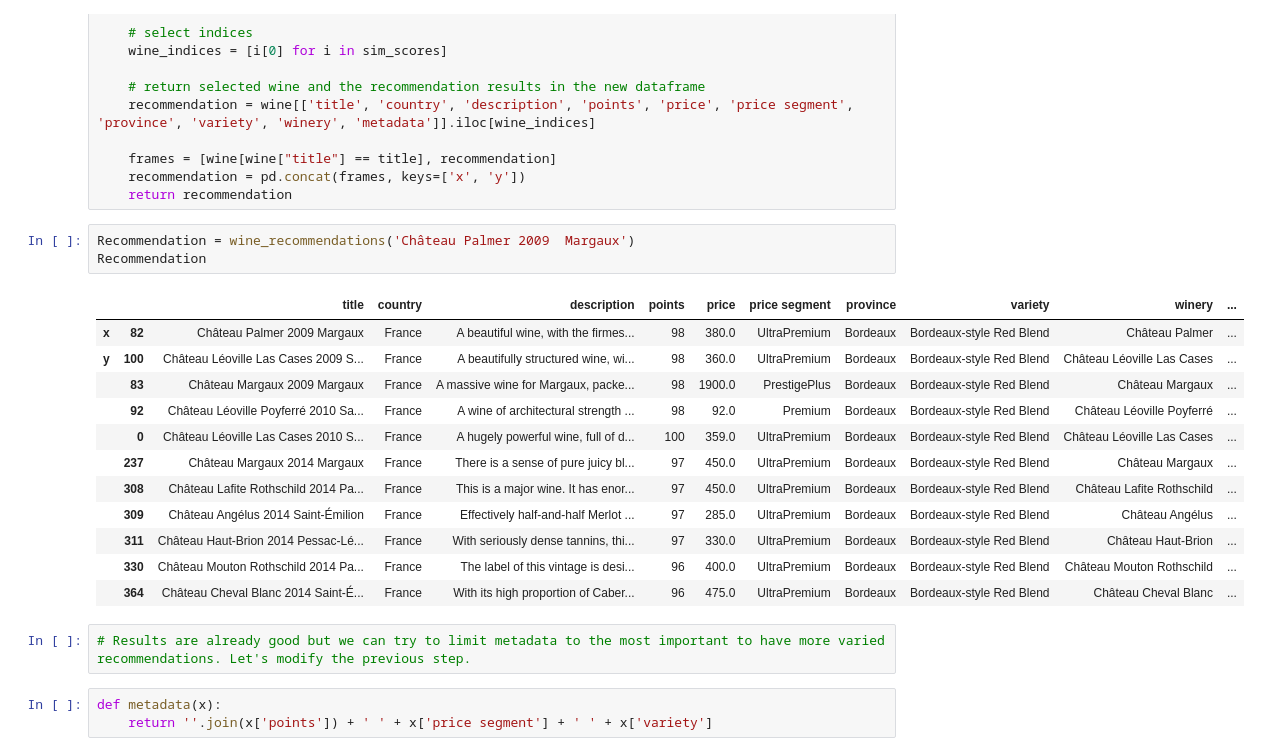
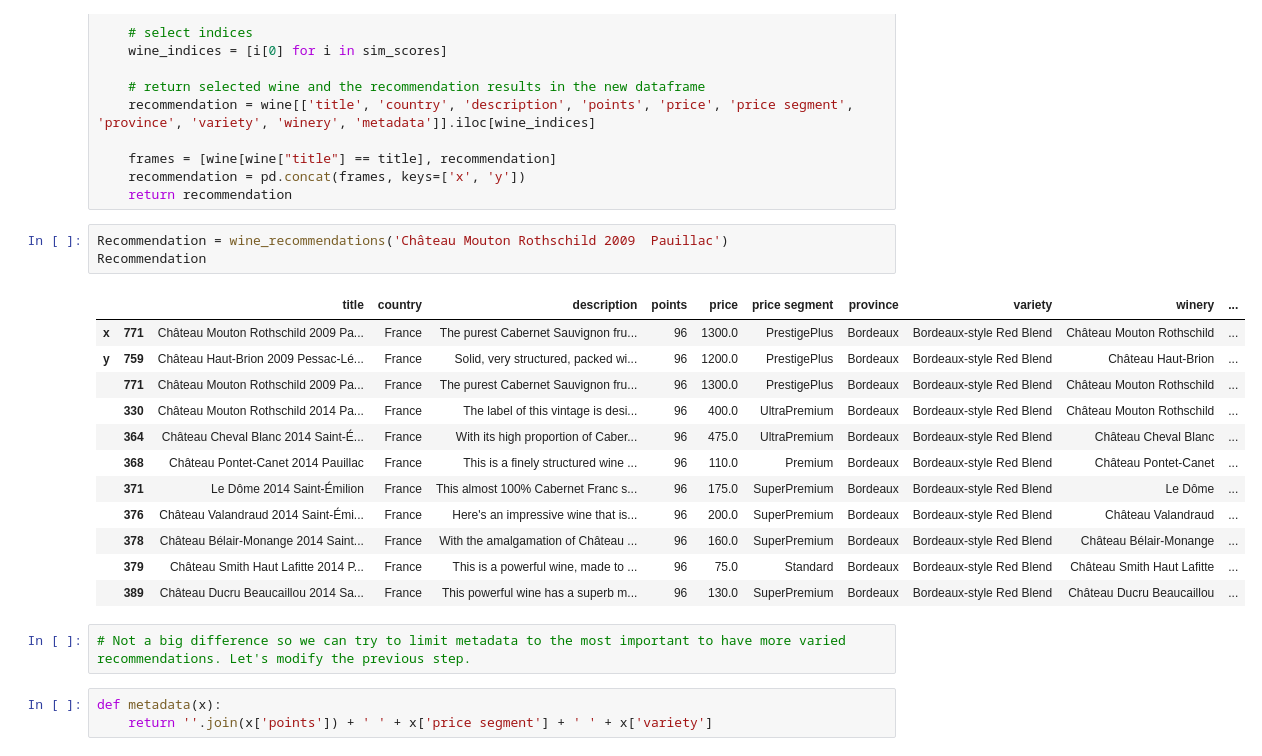
Before and after one commit to kamil-jankowski-profile/Wine-Recommendation-Engine, a Jupyter notebook: Wine Recommendation - Jupyter Notebook.ipynb, the cells around one changed output. Drawn from its saved outputs; the diff is of its cells as text.

```diff
--- a/Wine Recommendation - Jupyter Notebook.ipynb
+++ b/Wine Recommendation - Jupyter Notebook.ipynb
@@ -428,23 +431,23 @@ def wine_recommendations(title, cosine_sim=cosine_sim):
     recommendation = pd.concat(frames, keys=['x', 'y'])
     return recommendation
 # %%
-Recommendation = wine_recommendations('Château Palmer 2009  Margaux')
+Recommendation = wine_recommendations('Château Mouton Rothschild 2009  Pauillac')
 Recommendation
 # %% [output]
 |  |  | title | country | description | points | price | price segment | province | variety | winery | ... |
-| x | 82 | Château Palmer 2009 Margaux | France | A beautiful wine, with the firmes... | 98 | 380.0 | UltraPremium | Bordeaux | Bordeaux-style Red Blend | Château Palmer | ... |
-| y | 100 | Château Léoville Las Cases 2009 S... | France | A beautifully structured wine, wi... | 98 | 360.0 | UltraPremium | Bordeaux | Bordeaux-style Red Blend | Château Léoville Las Cases | ... |
-|  | 83 | Château Margaux 2009 Margaux | France | A massive wine for Margaux, packe... | 98 | 1900.0 | PrestigePlus | Bordeaux | Bordeaux-style Red Blend | Château Margaux | ... |
-|  | 92 | Château Léoville Poyferré 2010 Sa... | France | A wine of architectural strength ... | 98 | 92.0 | Premium | Bordeaux | Bordeaux-style Red Blend | Château Léoville Poyferré | ... |
-|  | 0 | Château Léoville Las Cases 2010 S... | France | A hugely powerful wine, full of d... | 100 | 359.0 | UltraPremium | Bordeaux | Bordeaux-style Red Blend | Château Léoville Las Cases | ... |
-|  | 237 | Château Margaux 2014 Margaux | France | There is a sense of pure juicy bl... | 97 | 450.0 | UltraPremium | Bordeaux | Bordeaux-style Red Blend | Château Margaux | ... |
-|  | 308 | Château Lafite Rothschild 2014 Pa... | France | This is a major wine. It has enor... | 97 | 450.0 | UltraPremium | Bordeaux | Bordeaux-style Red Blend | Château Lafite Rothschild | ... |
-|  | 309 | Château Angélus 2014 Saint-Émilion | France | Effectively half-and-half Merlot ... | 97 | 285.0 | UltraPremium | Bordeaux | Bordeaux-style Red Blend | Château Angélus | ... |
-|  | 311 | Château Haut-Brion 2014 Pessac-Lé... | France | With seriously dense tannins, thi... | 97 | 330.0 | UltraPremium | Bordeaux | Bordeaux-style Red Blend | Château Haut-Brion | ... |
+| x | 771 | Château Mouton Rothschild 2009 Pa... | France | The purest Cabernet Sauvignon fru... | 96 | 1300.0 | PrestigePlus | Bordeaux | Bordeaux-style Red Blend | Château Mouton Rothschild | ... |
+| y | 759 | Château Haut-Brion 2009 Pessac-Lé... | France | Solid, very structured, packed wi... | 96 | 1200.0 | PrestigePlus | Bordeaux | Bordeaux-style Red Blend | Château Haut-Brion | ... |
+|  | 771 | Château Mouton Rothschild 2009 Pa... | France | The purest Cabernet Sauvignon fru... | 96 | 1300.0 | PrestigePlus | Bordeaux | Bordeaux-style Red Blend | Château Mouton Rothschild | ... |
 |  | 330 | Château Mouton Rothschild 2014 Pa... | France | The label of this vintage is desi... | 96 | 400.0 | UltraPremium | Bordeaux | Bordeaux-style Red Blend | Château Mouton Rothschild | ... |
 |  | 364 | Château Cheval Blanc 2014 Saint-É... | France | With its high proportion of Caber... | 96 | 475.0 | UltraPremium | Bordeaux | Bordeaux-style Red Blend | Château Cheval Blanc | ... |
+|  | 368 | Château Pontet-Canet 2014 Pauillac | France | This is a finely structured wine ... | 96 | 110.0 | Premium | Bordeaux | Bordeaux-style Red Blend | Château Pontet-Canet | ... |
+|  | 371 | Le Dôme 2014 Saint-Émilion | France | This almost 100% Cabernet Franc s... | 96 | 175.0 | SuperPremium | Bordeaux | Bordeaux-style Red Blend | Le Dôme | ... |
+|  | 376 | Château Valandraud 2014 Saint-Émi... | France | Here's an impressive wine that is... | 96 | 200.0 | SuperPremium | Bordeaux | Bordeaux-style Red Blend | Château Valandraud | ... |
+|  | 378 | Château Bélair-Monange 2014 Saint... | France | With the amalgamation of Château ... | 96 | 160.0 | SuperPremium | Bordeaux | Bordeaux-style Red Blend | Château Bélair-Monange | ... |
+|  | 379 | Château Smith Haut Lafitte 2014 P... | France | This is a powerful wine, made to ... | 96 | 75.0 | Standard | Bordeaux | Bordeaux-style Red Blend | Château Smith Haut Lafitte | ... |
+|  | 389 | Château Ducru Beaucaillou 2014 Sa... | France | This powerful wine has a superb m... | 96 | 130.0 | SuperPremium | Bordeaux | Bordeaux-style Red Blend | Château Ducru Beaucaillou | ... |
 # %%
-# Results are already good but we can try to limit metadata to the most important to have more varied recommendations. Let's modify the previous step.
+# Not a big difference so we can try to limit metadata to the most important to have more varied recommendations. Let's modify the previous step.
 # %%
 def metadata(x):
     return ''.join(x['points']) + ' ' + x['price segment'] + ' ' + x['variety']
```
Also changed, not shown: parts of 14 cells of this notebook, 1 other file.
